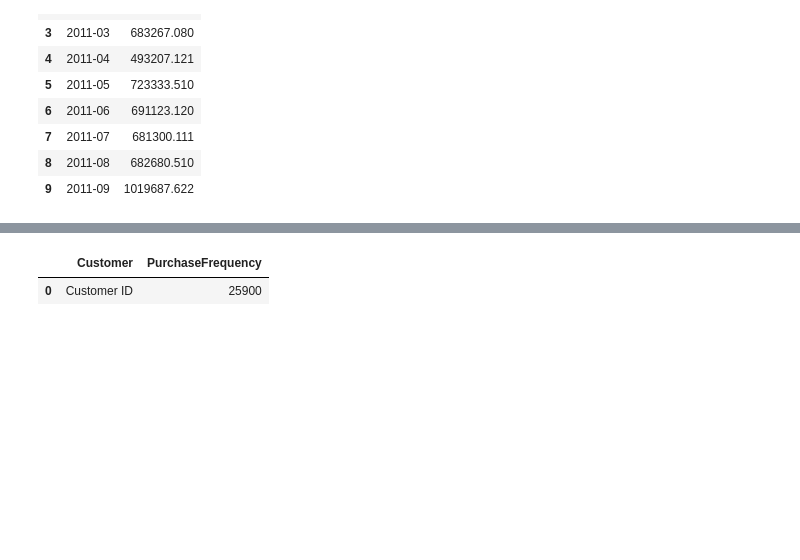
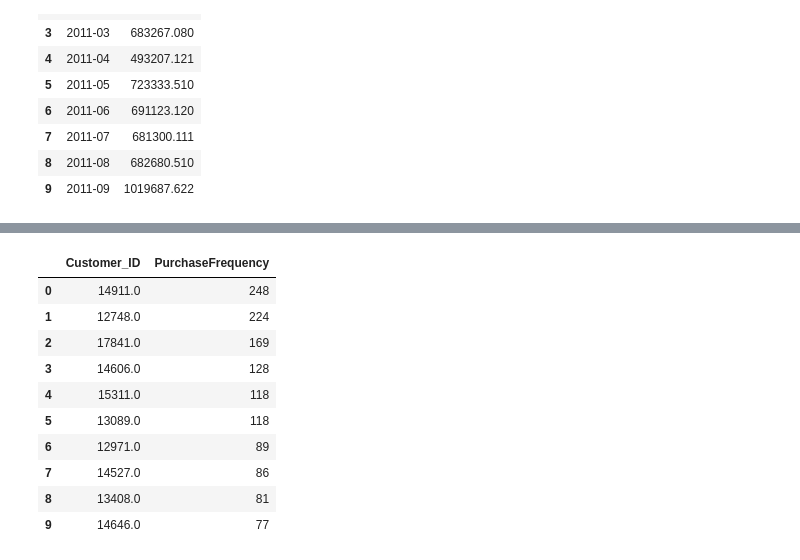
Before and after one commit to StalkerData/Ciencia_de_Datos, a Jupyter notebook: Nivel_2/analisis_ventas_sql/notebooks/analisis_ventas.ipynb, the cells around one changed output, grey strips where cells are left out. Cells and saved outputs as stored; diff of their text form; code cells hidden in the pictures; blank space fills up the shorter version.

```diff
--- a/Nivel_2/analisis_ventas_sql/notebooks/analisis_ventas.ipynb
+++ b/Nivel_2/analisis_ventas_sql/notebooks/analisis_ventas.ipynb
@@ -68,5 +66,6 @@ Nombres de las hojas: ['Year 2009-2010', 'Year 2010-2011']
 | 541909 | 581587 | POST | POSTAGE | 1 | 2011-12-09 12:50:00 | 18.00 | 12680.0 | France |
 541910 rows × 8 columns
 # %%
+df=df.rename(columns={'Customer ID':'Customer_ID'})
 df.isna().sum()
 # %% [output]
@@ -121 +100,5 @@ dtypes: datetime64[ns](1), float64(1), int64(1), object(5)
 memory usage: 33.1+ MB
+# %%
+df_no_null=df.dropna()
+display(df_no_null.isna().sum())
+df_no_null.info()
@@ -208,19 +268,29 @@ duckdb.sql(query).df().head(10)
 # %%
 # ¿Qué clientes compran con mayor frecuencia?
 query="""
     SELECT
-        'Customer ID' ,
+        Customer_ID,
         COUNT(DISTINCT Invoice) AS PurchaseFrequency
     FROM
-        df
+        df_no_null
     GROUP BY
-        'Customer ID'
+        Customer_ID
     ORDER BY
         PurchaseFrequency DESC
     LIMIT 10;
     """
 
-duckdb.sql(query).df().head(10)
+df_clientes_frecuencia=duckdb.sql(query).df().head(10)
+df_clientes_frecuencia
 # %% [output]
-|  | Customer | PurchaseFrequency |
-| 0 | Customer ID | 25900 |
+|  | Customer_ID | PurchaseFrequency |
+| 0 | 14911.0 | 248 |
+| 1 | 12748.0 | 224 |
+| 2 | 17841.0 | 169 |
+| 3 | 14606.0 | 128 |
+| 4 | 15311.0 | 118 |
+| 5 | 13089.0 | 118 |
+| 6 | 12971.0 | 89 |
+| 7 | 14527.0 | 86 |
+| 8 | 13408.0 | 81 |
+| 9 | 14646.0 | 77 |
```
Also changed, not shown: parts of 13 cells of this notebook.
